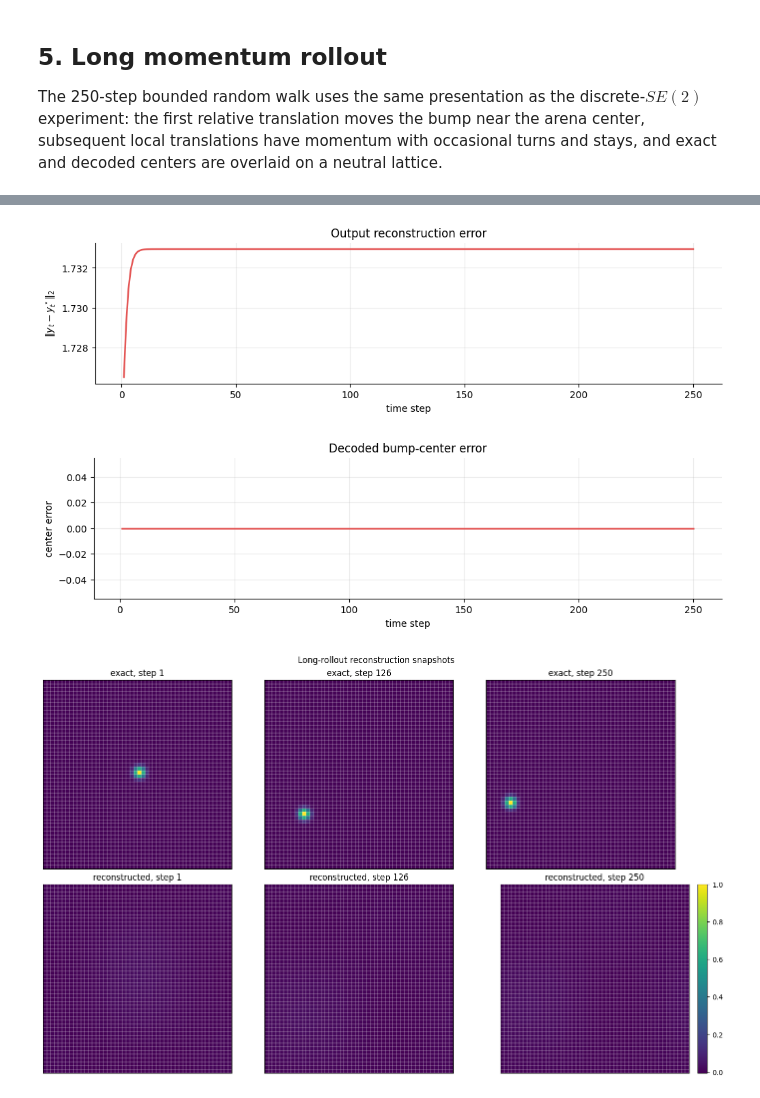
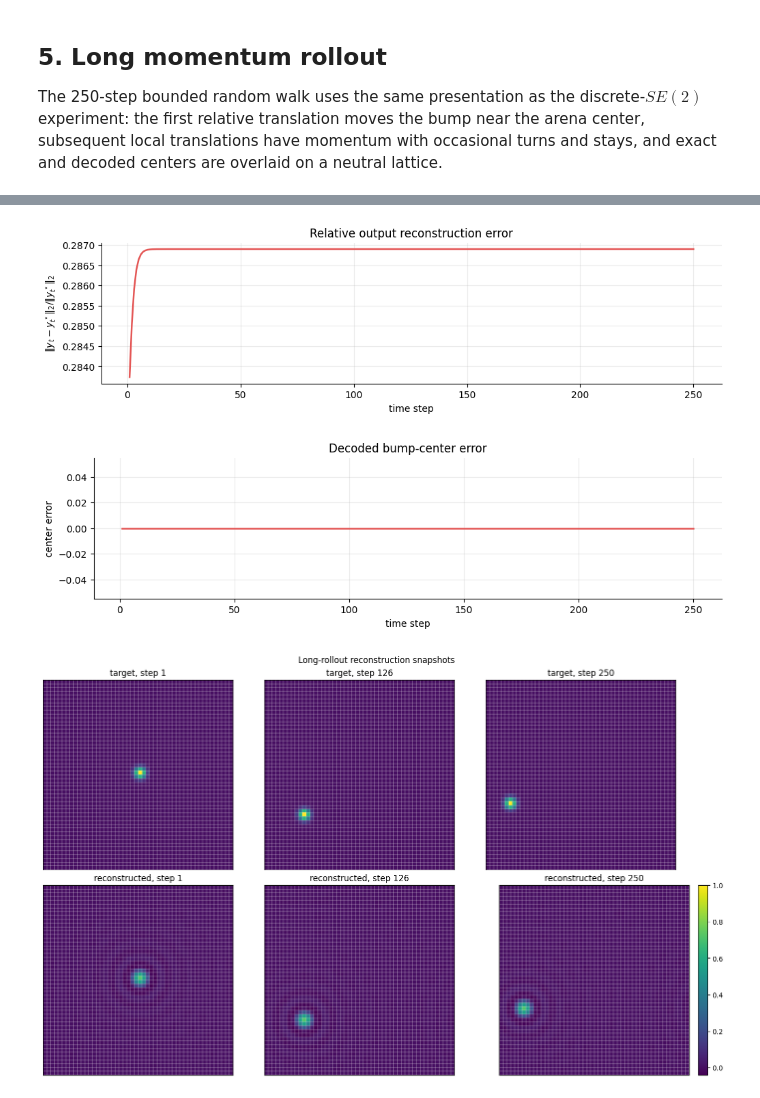
Before and after one commit to geometric-intelligence/grids-and-groups, a Jupyter notebook: notebooks/constructed_networks/rnn_constructed_cnxcn.ipynb, the cells around one changed output, grey strips where cells are left out. Saved outputs shown, nothing was run; the diff lists cells and outputs as text; code cells hidden in the pictures.

```diff
--- a/notebooks/constructed_networks/rnn_constructed_cnxcn.ipynb
+++ b/notebooks/constructed_networks/rnn_constructed_cnxcn.ipynb
@@ -124,7 +133,6 @@ Because all irreps are one-dimensional, each retained Fourier mode contributes o
 # %%
-test_mode = os.environ.get("NOTEBOOK_TEST_MODE") == "1"
-n_spatial = 12 if test_mode else 50
-num_selected_irreps = 6 if test_mode else 10
+n_spatial = 50
+num_selected_irreps = 500
 
 G = ProductCyclicGroup(n_spatial, n_spatial)
 center_xy = (2, 2)
@@ -291,7 +299,7 @@ mixed            final relative signal=9.775e-01; max center=0.000
 
 The 250-step bounded random walk uses the same presentation as the discrete-$SE(2)$ experiment: the first relative translation moves the bump near the arena center, subsequent local translations have momentum with occasional turns and stays, and exact and decoded centers are overlaid on a neutral lattice.
 # %%
-num_long_steps = 80 if test_mode else 250
+num_long_steps = 250
 start_xy = (
     (G.p1 // 2 - center_xy[0]) % G.p1,
     (G.p2 // 2 - center_xy[1]) % G.p2,
@@ -317,7 +325,7 @@ plot_grid_trajectory(
     G,
     long["exact_centers"],
     long["predicted_centers"],
-    title="Tracking a Gaussian bump on $C_n\times C_n$",
+    title="Tracking a Gaussian bump on $C_n\\times C_n$",
 )
 plt.show()
 # %% [output]
@@ -332,7 +340,11 @@ mean center error:   0.0
 # %%
 time = np.arange(1, num_long_steps + 1)
 for values, ylabel, title in (
-    (long["absolute_errors"], r"$\|y_t-y_t^\star\|_2$", "Output reconstruction error"),
+    (
+        long["relative_errors"],
+        r"$\|y_t-y_t^\star\|_2 / \|y_t^\star\|_2$",
+        "Relative output reconstruction error",
+    ),
     (long["position_errors"], "center error", "Decoded bump-center error"),
 ):
     figure, ax = plt.subplots(figsize=(10, 2.8), constrained_layout=True)
@@ -344,37 +356,37 @@ for values, ylabel, title in (
     plt.show()
 
 snapshot_steps = [0, num_long_steps // 2, num_long_steps - 1]
 figure, axes = plt.subplots(2, 3, figsize=(14, 8.5), constrained_layout=True)
 snapshot_values = [
     signal_to_grid(G, long["rollout"][key][step])
     for key in ("true_outputs", "predicted_outputs")
     for step in snapshot_steps
 ]
 vmin = min(float(values.min()) for values in snapshot_values)
 vmax = max(float(values.max()) for values in snapshot_values)
 for column, step in enumerate(snapshot_steps):
     plot_grid_scalar(
         signal_to_grid(G, long["rollout"]["true_outputs"][step]),
         ax=axes[0, column],
-        title=f"exact, step {step + 1}",
+        title=f"target, step {step + 1}",
         vmin=vmin,
         vmax=vmax,
         colorbar=False,
     )
     plot_grid_scalar(
         signal_to_grid(G, long["rollout"]["predicted_outputs"][step]),
         ax=axes[1, column],
         title=f"reconstructed, step {step + 1}",
         vmin=vmin,
         vmax=vmax,
         colorbar=column == 2,
     )
 figure.suptitle("Long-rollout reconstruction snapshots")
 plt.show()
 # %% [output]
-[figure, old version]
+[figure, new version]
 [figure]
-[figure, old version]
+[figure, new version]
 # %% [markdown]
 ## 6. Hidden-state tuning
 
```
Also changed, not shown: parts of 15 cells of this notebook, 8 other files.
